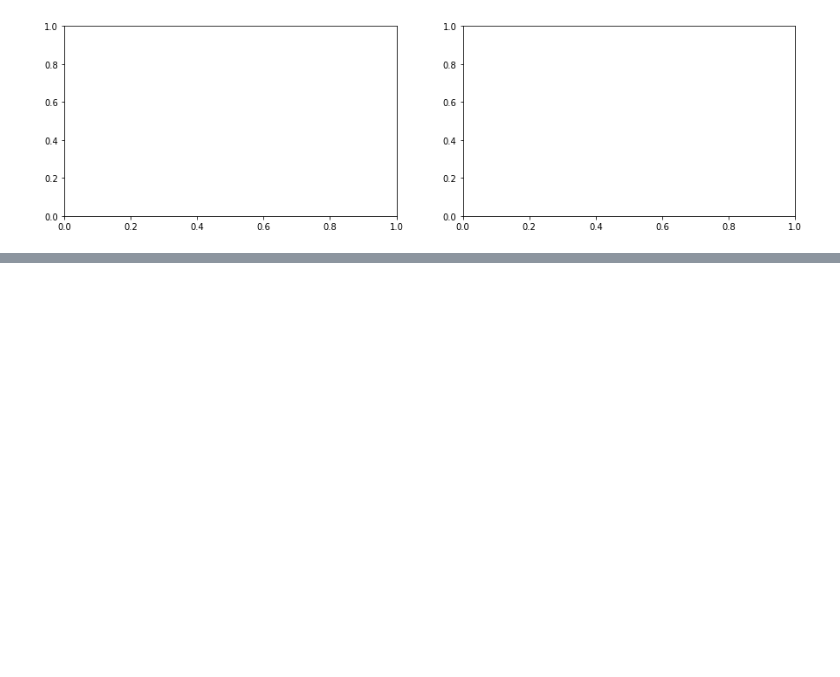
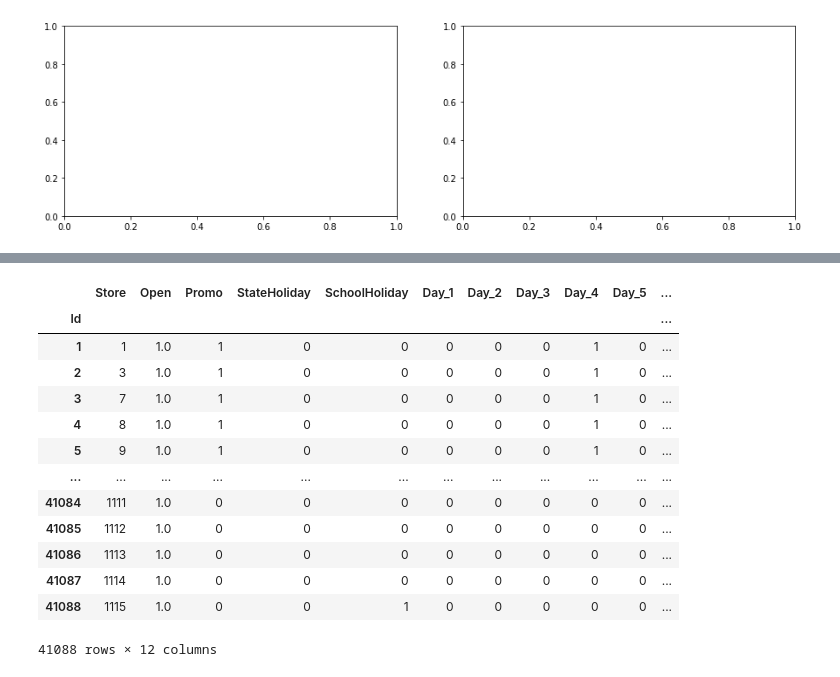
Before and after one commit to Bammydele-Ajiga/Rossmann-Store-Sales-falcon, a Jupyter notebook: EDA.ipynb, the cells around one changed output, grey strips where cells are left out. Saved outputs shown, nothing was run; the diff lists cells and outputs as text; code cells hidden in the pictures; blank space fills up the shorter version.

```diff
--- a/EDA.ipynb
+++ b/EDA.ipynb
@@ -360,0 +448,10 @@ total_yearly_sales = train_df.groupby('Year')["Sales","Customers"].sum()
+# %%
+test_day_dummies = pd.get_dummies(test_df['DayOfWeek'],prefix = "Day")
+
+test_df = test_df.join(test_day_dummies)
+
+test_df.drop(["DayOfWeek"], inplace = True, axis = 1)
+
+test_df.drop(["Date"], inplace = True, axis = 1)
+
+test_df
@@ -360,0 +472,20 @@ total_yearly_sales = train_df.groupby('Year')["Sales","Customers"].sum()
+# %%
+#M
+test_df.set_index('Id',inplace = True)
+
+test_df
+# %% [output]
+|  | Store | Open | Promo | StateHoliday | SchoolHoliday | Day_1 | Day_2 | Day_3 | Day_4 | Day_5 | ... |
+| Id |  |  |  |  |  |  |  |  |  |  | ... |
+| 1 | 1 | 1.0 | 1 | 0 | 0 | 0 | 0 | 0 | 1 | 0 | ... |
+| 2 | 3 | 1.0 | 1 | 0 | 0 | 0 | 0 | 0 | 1 | 0 | ... |
+| 3 | 7 | 1.0 | 1 | 0 | 0 | 0 | 0 | 0 | 1 | 0 | ... |
+| 4 | 8 | 1.0 | 1 | 0 | 0 | 0 | 0 | 0 | 1 | 0 | ... |
+| 5 | 9 | 1.0 | 1 | 0 | 0 | 0 | 0 | 0 | 1 | 0 | ... |
+| ... | ... | ... | ... | ... | ... | ... | ... | ... | ... | ... | ... |
+| 41084 | 1111 | 1.0 | 0 | 0 | 0 | 0 | 0 | 0 | 0 | 0 | ... |
+| 41085 | 1112 | 1.0 | 0 | 0 | 0 | 0 | 0 | 0 | 0 | 0 | ... |
+| 41086 | 1113 | 1.0 | 0 | 0 | 0 | 0 | 0 | 0 | 0 | 0 | ... |
+| 41087 | 1114 | 1.0 | 0 | 0 | 0 | 0 | 0 | 0 | 0 | 0 | ... |
+| 41088 | 1115 | 1.0 | 0 | 0 | 1 | 0 | 0 | 0 | 0 | 0 | ... |
+41088 rows × 12 columns
```
Also changed, not shown: parts of 34 cells of this notebook.
